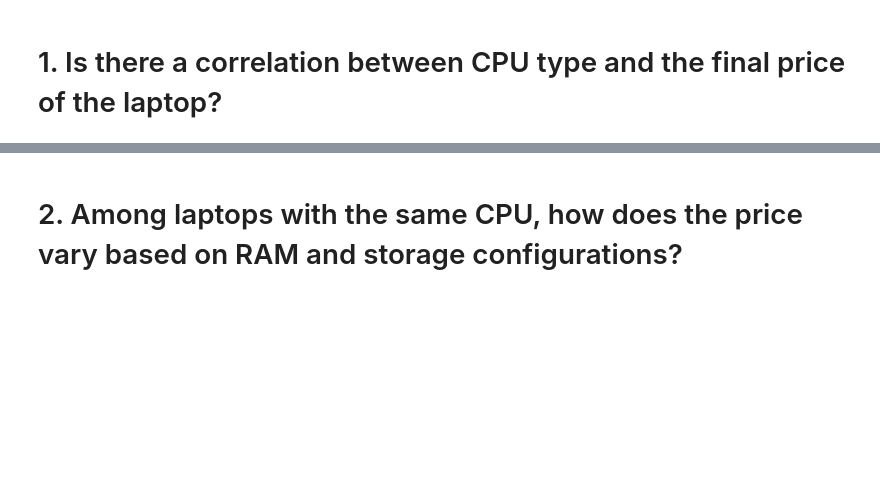
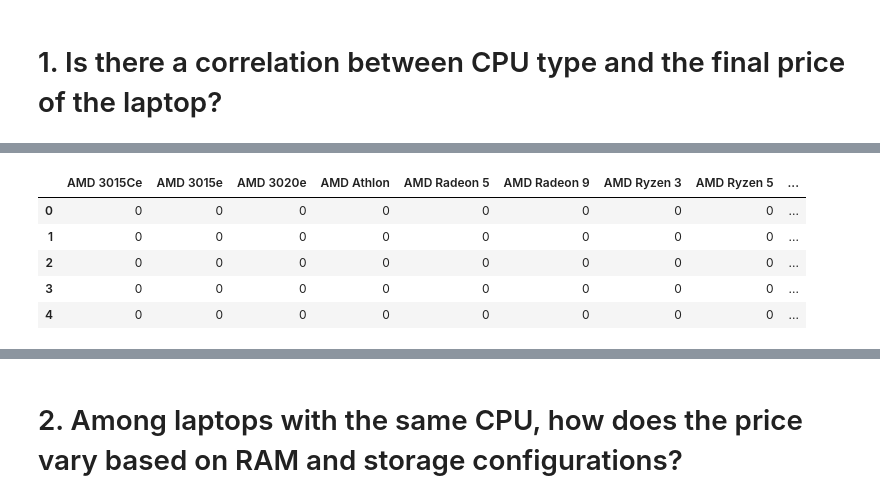
Before and after one commit to Jimmoh/Laptops, a Jupyter notebook: laptops.ipynb, the cells around one changed output, grey strips where cells are left out. Saved outputs shown, nothing was run; the diff lists cells and outputs as text; code cells hidden in the pictures; blank space fills up the shorter version.

```diff
--- a/laptops.ipynb
+++ b/laptops.ipynb
@@ -327,0 +337,12 @@ The model with the highest RAM capacity among laptops with an AMD Ryzen processo
+# %%
+cpu_df = pd.get_dummies(df['CPU'], prefix_sep='_', dtype=int)
+price_df = df[['Final Price']]
+cpu_price_df = pd.concat([cpu_df, price_df], axis = 1)
+cpu_price_df.head()
+# %% [output]
+|  | AMD 3015Ce | AMD 3015e | AMD 3020e | AMD Athlon | AMD Radeon 5 | AMD Radeon 9 | AMD Ryzen 3 | AMD Ryzen 5 | ... |
+| 0 | 0 | 0 | 0 | 0 | 0 | 0 | 0 | 0 | ... |
+| 1 | 0 | 0 | 0 | 0 | 0 | 0 | 0 | 0 | ... |
+| 2 | 0 | 0 | 0 | 0 | 0 | 0 | 0 | 0 | ... |
+| 3 | 0 | 0 | 0 | 0 | 0 | 0 | 0 | 0 | ... |
+| 4 | 0 | 0 | 0 | 0 | 0 | 0 | 0 | 0 | ... |
```
Also changed, not shown: parts of 5 cells of this notebook.
